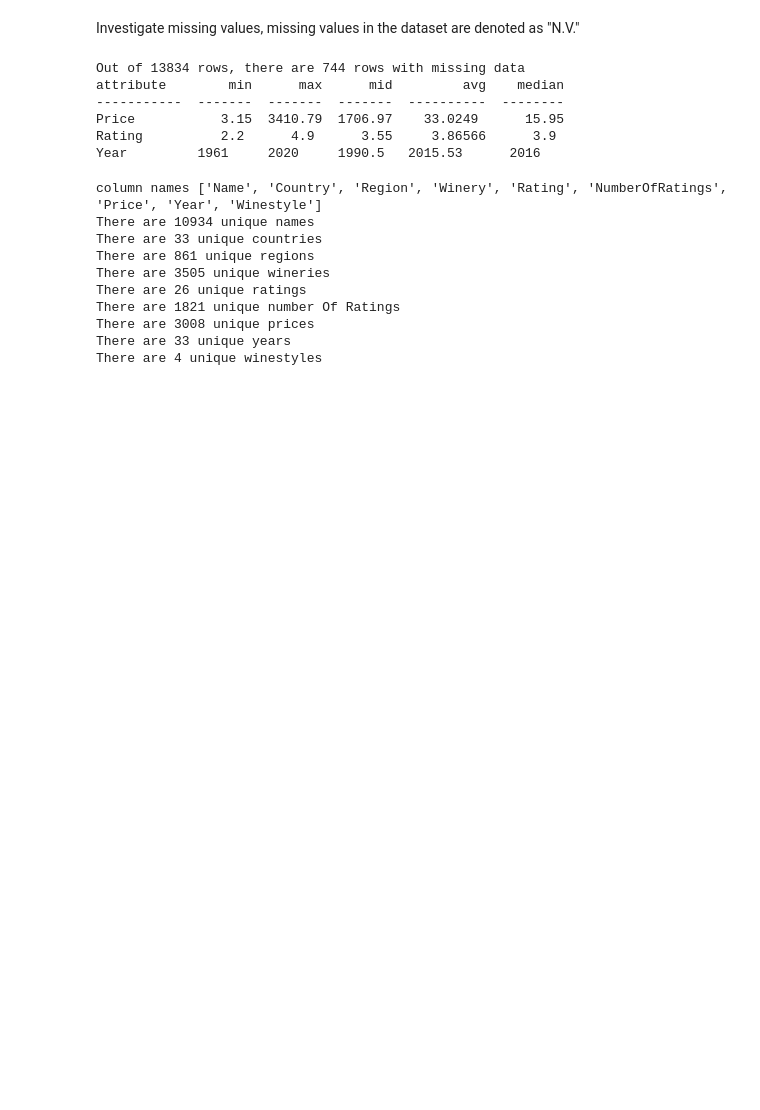
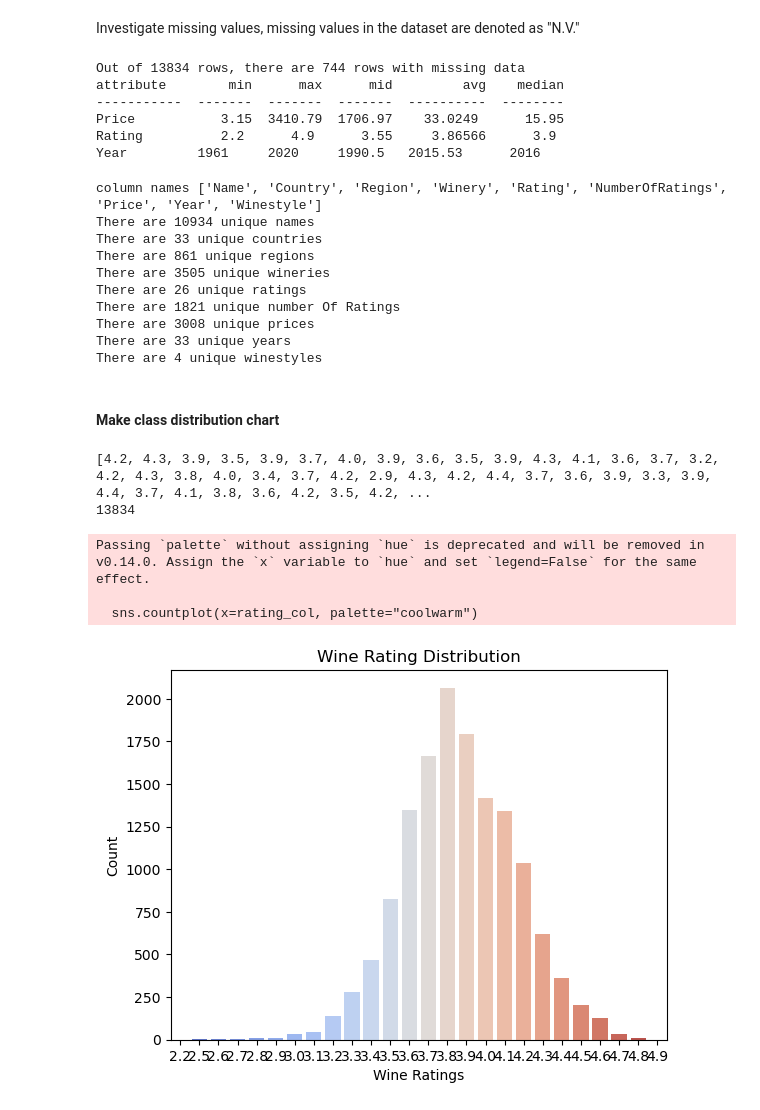
Before and after one commit to xinnnxuan/CPSC322-FinalProject, a Jupyter notebook: wineclassification.ipynb, the cells around one changed output. Saved outputs shown, nothing was run; the diff lists cells and outputs as text; code cells hidden in the pictures; blank space fills up the shorter version.

Commit message:
class distribution

```diff
--- a/wineclassification.ipynb
+++ b/wineclassification.ipynb
@@ -90,6 +88,28 @@ There are 1821 unique number Of Ratings
 There are 3008 unique prices
 There are 33 unique years
 There are 4 unique winestyles
+# %% [markdown]
+#### Make class distribution chart
+# %%
+# convert rating col to integers
+# rating_col = [int(r) for r in rating_col if r != 'N.V.'] # exclude missing vals
+print(rating_col)
+print(len(rating_col))
+
+# plot the class distribution
+plt.figure()
+sns.countplot(x=rating_col, palette="coolwarm")
+plt.title("Wine Rating Distribution")
+plt.xlabel("Wine Ratings")
+plt.ylabel("Count")
+plt.show()
+# %% [output]
+[4.2, 4.3, 3.9, 3.5, 3.9, 3.7, 4.0, 3.9, 3.6, 3.5, 3.9, 4.3, 4.1, 3.6, 3.7, 3.2, 4.2, 4.3, 3.8, 4.0, 3.4, 3.7, 4.2, 2.9, 4.3, 4.2, 4.4, 3.7, 3.6, 3.9, 3.3, 3.9, 4.4, 3.7, 4.1, 3.8, 3.6, 4.2, 3.5, 4.2, ...
+13834
+Passing `palette` without assigning `hue` is deprecated and will be removed in v0.14.0. Assign the `x` variable to `hue` and set `legend=False` for the same effect.
+
+  sns.countplot(x=rating_col, palette="coolwarm")
+[figure, added]
 # %%
 country_region_winery = myutils.combine_cols(country_col, region_col, winery_col)
 X_train = myutils.reformat_cols(country_region_winery, country_col, region_col, winery_col)
```
Also changed, not shown: parts of 1 cell of this notebook.
